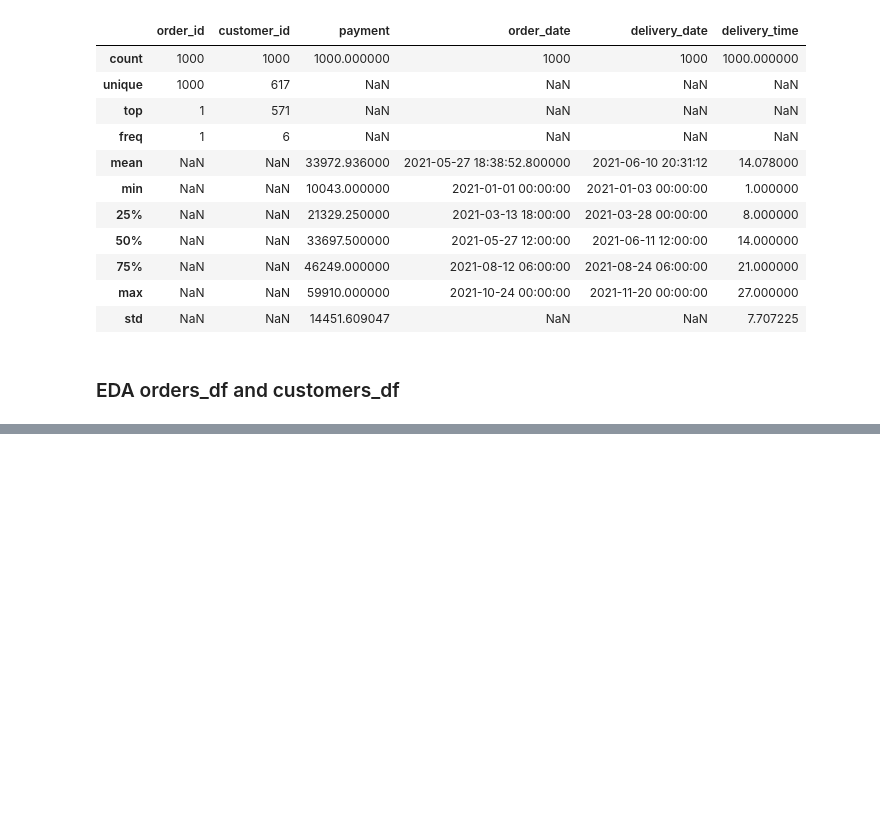
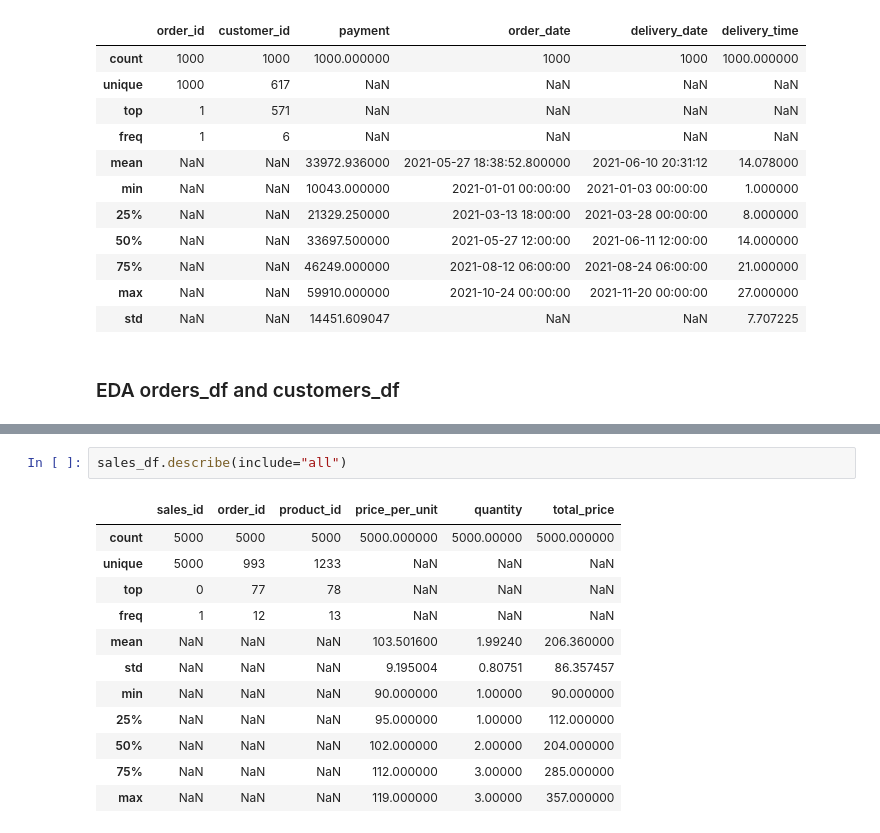
Before and after one commit to stefansphtr/Exercise-Project-Data-Analysis, a Jupyter notebook: Project.ipynb, the cells around one changed output, grey strips where cells are left out. Cells and saved outputs as stored; diff of their text form; blank space fills up the shorter version.

```diff
--- a/Project.ipynb
+++ b/Project.ipynb
@@ -881,0 +1036,15 @@ orders_df.describe(include="all")
+# %%
+sales_df.describe(include="all")
+# %% [output]
+|  | sales_id | order_id | product_id | price_per_unit | quantity | total_price |
+| count | 5000 | 5000 | 5000 | 5000.000000 | 5000.00000 | 5000.000000 |
+| unique | 5000 | 993 | 1233 | NaN | NaN | NaN |
+| top | 0 | 77 | 78 | NaN | NaN | NaN |
+| freq | 1 | 12 | 13 | NaN | NaN | NaN |
+| mean | NaN | NaN | NaN | 103.501600 | 1.99240 | 206.360000 |
+| std | NaN | NaN | NaN | 9.195004 | 0.80751 | 86.357457 |
+| min | NaN | NaN | NaN | 90.000000 | 1.00000 | 90.000000 |
+| 25% | NaN | NaN | NaN | 95.000000 | 1.00000 | 112.000000 |
+| 50% | NaN | NaN | NaN | 102.000000 | 2.00000 | 204.000000 |
+| 75% | NaN | NaN | NaN | 112.000000 | 3.00000 | 285.000000 |
+| max | NaN | NaN | NaN | 119.000000 | 3.00000 | 357.000000 |
```
Also changed, not shown: parts of 28 cells of this notebook, 1 other file.
